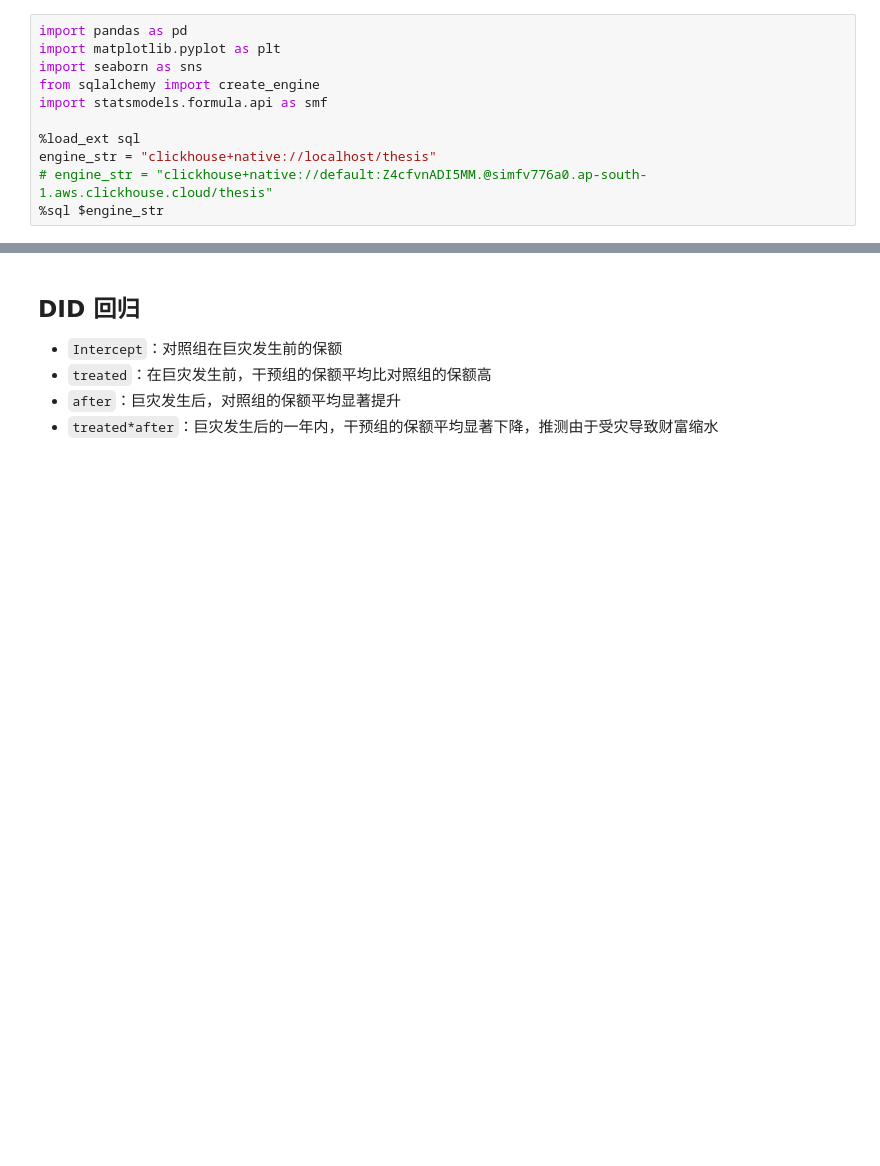
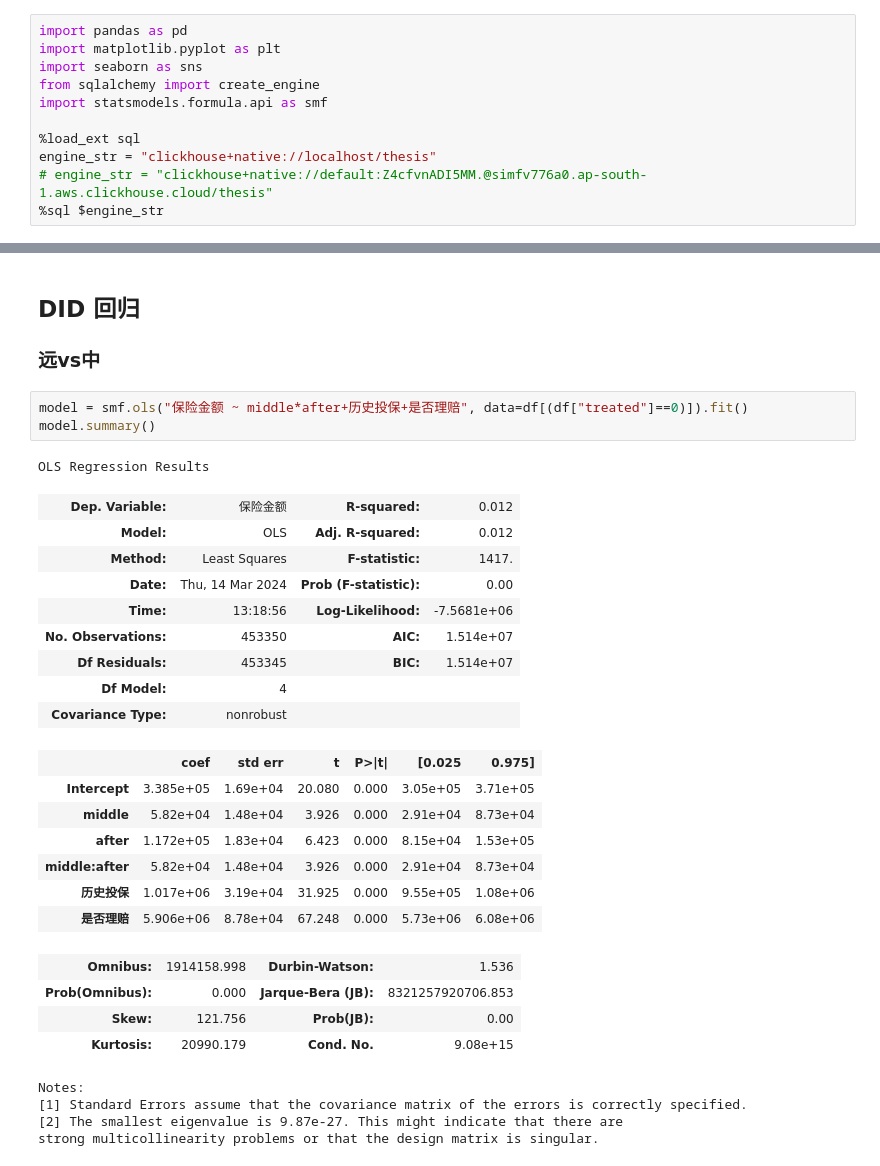
Before and after one commit to ErnestDong/thesis-master, a Jupyter notebook: src/main.ipynb, the cells around one changed output, grey strips where cells are left out. Drawn from its saved outputs; the diff is of its cells as text; blank space fills up the shorter version.

```diff
--- a/src/main.ipynb
+++ b/src/main.ipynb
@@ -83,7 +83,33 @@ strong multicollinearity problems or that the design matrix is singular.
-# %% [markdown]
-## DID 回归
-
-- `Intercept`：对照组在巨灾发生前的保额
-- `treated`：在巨灾发生前，干预组的保额平均比对照组的保额高
-- `after`：巨灾发生后，对照组的保额平均显著提升
-- `treated*after`：巨灾发生后的一年内，干预组的保额平均显著下降，推测由于受灾导致财富缩水
+# %% [markdown]
+## DID 回归
+
+### 远vs中
+# %%
+model = smf.ols("保险金额 ~ middle*after+历史投保+是否理赔", data=df[(df["treated"]==0)]).fit()
+model.summary()
+# %% [output]
+OLS Regression Results
+| Dep. Variable: | 保险金额 | R-squared: | 0.012 |
+| Model: | OLS | Adj. R-squared: | 0.012 |
+| Method: | Least Squares | F-statistic: | 1417. |
+| Date: | Thu, 14 Mar 2024 | Prob (F-statistic): | 0.00 |
+| Time: | 13:18:56 | Log-Likelihood: | -7.5681e+06 |
+| No. Observations: | 453350 | AIC: | 1.514e+07 |
+| Df Residuals: | 453345 | BIC: | 1.514e+07 |
+| Df Model: | 4 |  |  |
+| Covariance Type: | nonrobust |  |  |
+|  | coef | std err | t | P>|t| | [0.025 | 0.975] |
+| Intercept | 3.385e+05 | 1.69e+04 | 20.080 | 0.000 | 3.05e+05 | 3.71e+05 |
+| middle | 5.82e+04 | 1.48e+04 | 3.926 | 0.000 | 2.91e+04 | 8.73e+04 |
+| after | 1.172e+05 | 1.83e+04 | 6.423 | 0.000 | 8.15e+04 | 1.53e+05 |
+| middle:after | 5.82e+04 | 1.48e+04 | 3.926 | 0.000 | 2.91e+04 | 8.73e+04 |
+| 历史投保 | 1.017e+06 | 3.19e+04 | 31.925 | 0.000 | 9.55e+05 | 1.08e+06 |
+| 是否理赔 | 5.906e+06 | 8.78e+04 | 67.248 | 0.000 | 5.73e+06 | 6.08e+06 |
+| Omnibus: | 1914158.998 | Durbin-Watson: | 1.536 |
+| Prob(Omnibus): | 0.000 | Jarque-Bera (JB): | 8321257920706.853 |
+| Skew: | 121.756 | Prob(JB): | 0.00 |
+| Kurtosis: | 20990.179 | Cond. No. | 9.08e+15 |
+Notes:
+[1] Standard Errors assume that the covariance matrix of the errors is correctly specified.
+[2] The smallest eigenvalue is 9.87e-27. This might indicate that there are
+strong multicollinearity problems or that the design matrix is singular.
```
Also changed, not shown: parts of 8 cells of this notebook, 3 other files.
